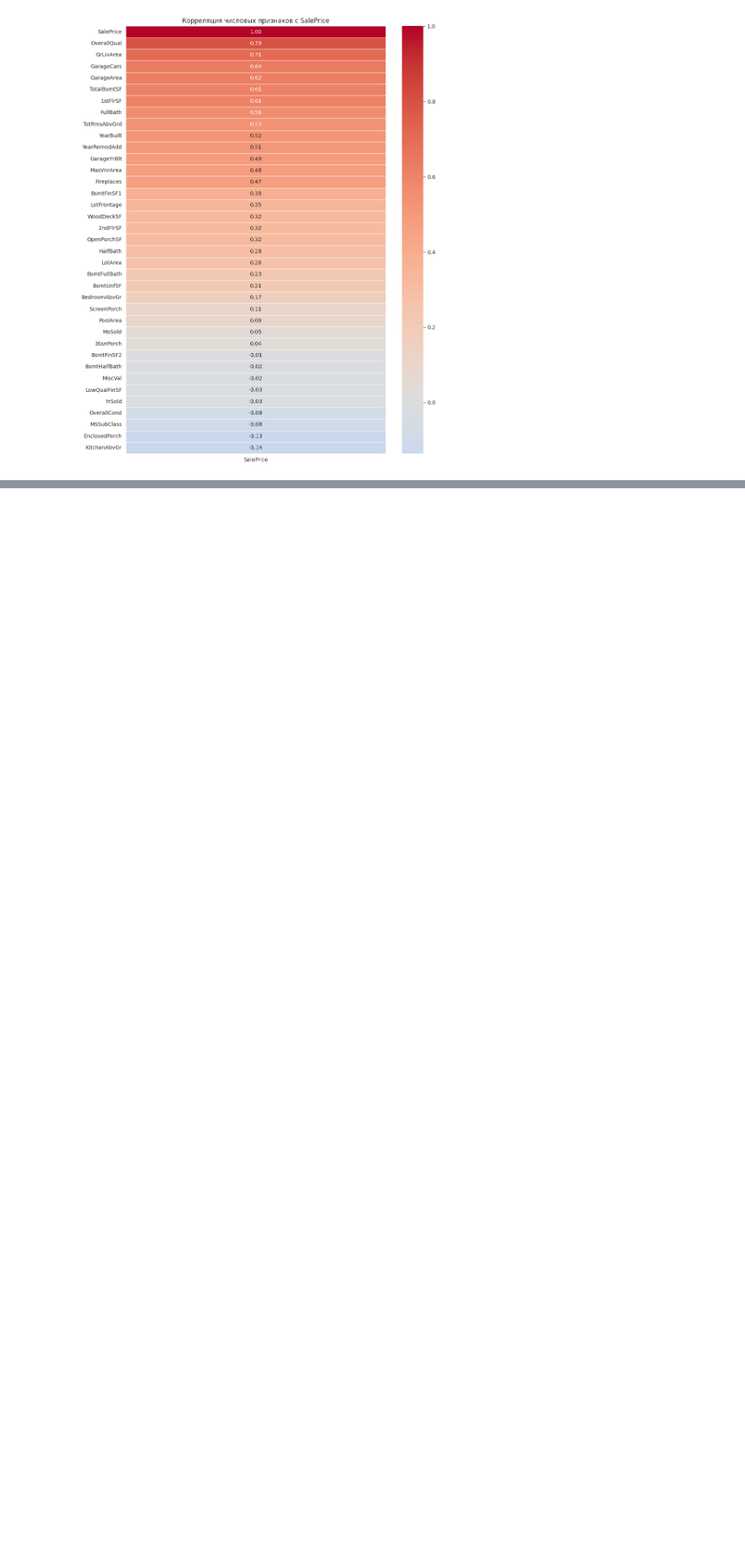
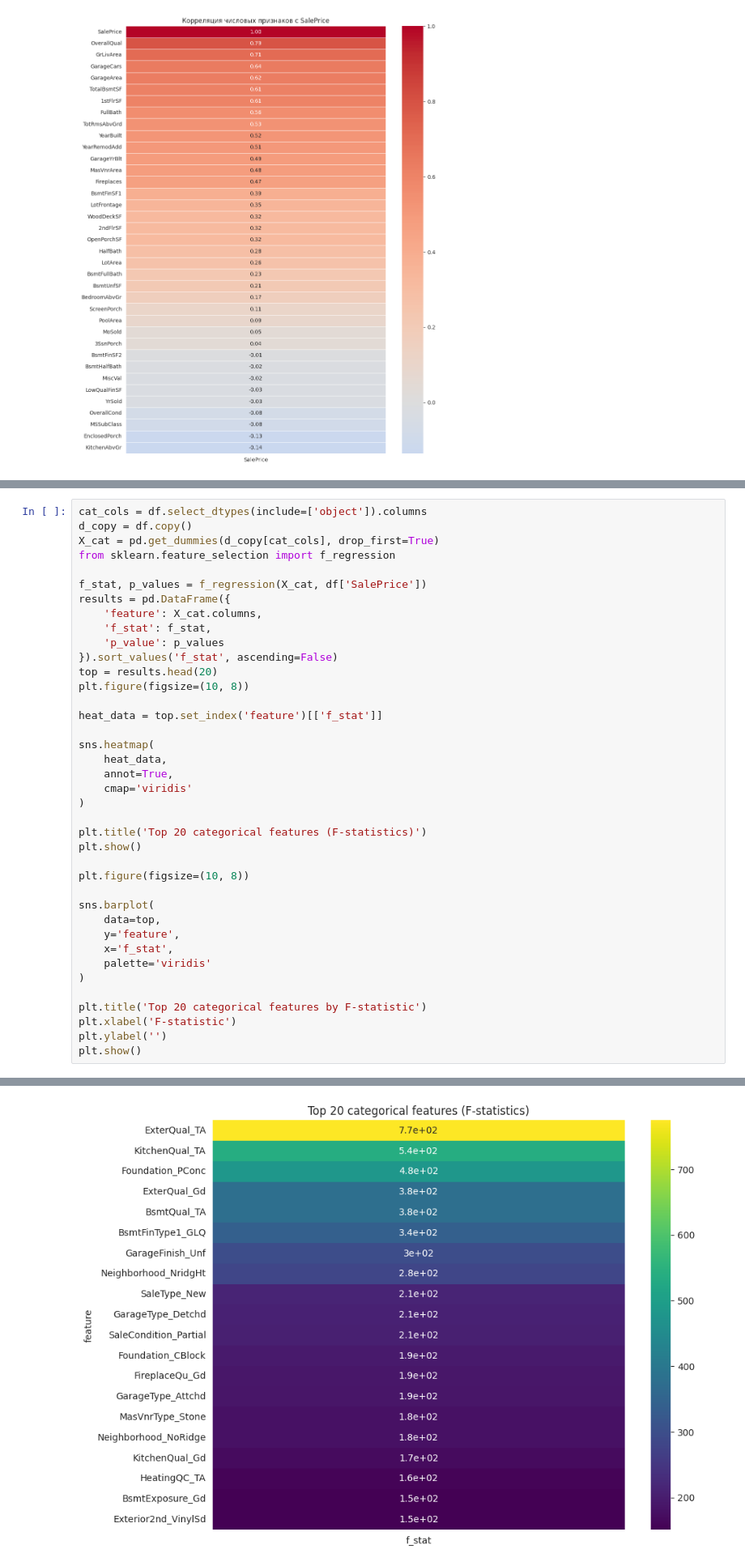
Before and after one commit to AndrewKr123/Ml, a Jupyter notebook: Untitled-4.ipynb, the cells around one changed output, grey strips where cells are left out. Shown at 81% size. Saved outputs shown, nothing was run; the diff lists cells and outputs as text; blank space fills up the shorter version.

```diff
--- a/Untitled-4.ipynb
+++ b/Untitled-4.ipynb
@@ -112,0 +102,40 @@ plt.show()
+# %%
+cat_cols = df.select_dtypes(include=['object']).columns
+d_copy = df.copy()
+X_cat = pd.get_dummies(d_copy[cat_cols], drop_first=True)
+from sklearn.feature_selection import f_regression
+
+f_stat, p_values = f_regression(X_cat, df['SalePrice'])
+results = pd.DataFrame({
+    'feature': X_cat.columns,
+    'f_stat': f_stat,
+    'p_value': p_values
+}).sort_values('f_stat', ascending=False)
+top = results.head(20)
+plt.figure(figsize=(10, 8))
+
+heat_data = top.set_index('feature')[['f_stat']]
+
+sns.heatmap(
+    heat_data,
+    annot=True,
+    cmap='viridis'
+)
+
+plt.title('Top 20 categorical features (F-statistics)')
+plt.show()
+
+plt.figure(figsize=(10, 8))
+
+sns.barplot(
+    data=top,
+    y='feature',
+    x='f_stat',
+    palette='viridis'
+)
+
+plt.title('Top 20 categorical features by F-statistic')
+plt.xlabel('F-statistic')
+plt.ylabel('')
+plt.show()
+# %% [output]
@@ -112,0 +144 @@ plt.show()
+[figure, added]
```
Also changed, not shown: parts of 59 cells of this notebook, 4 other files.
